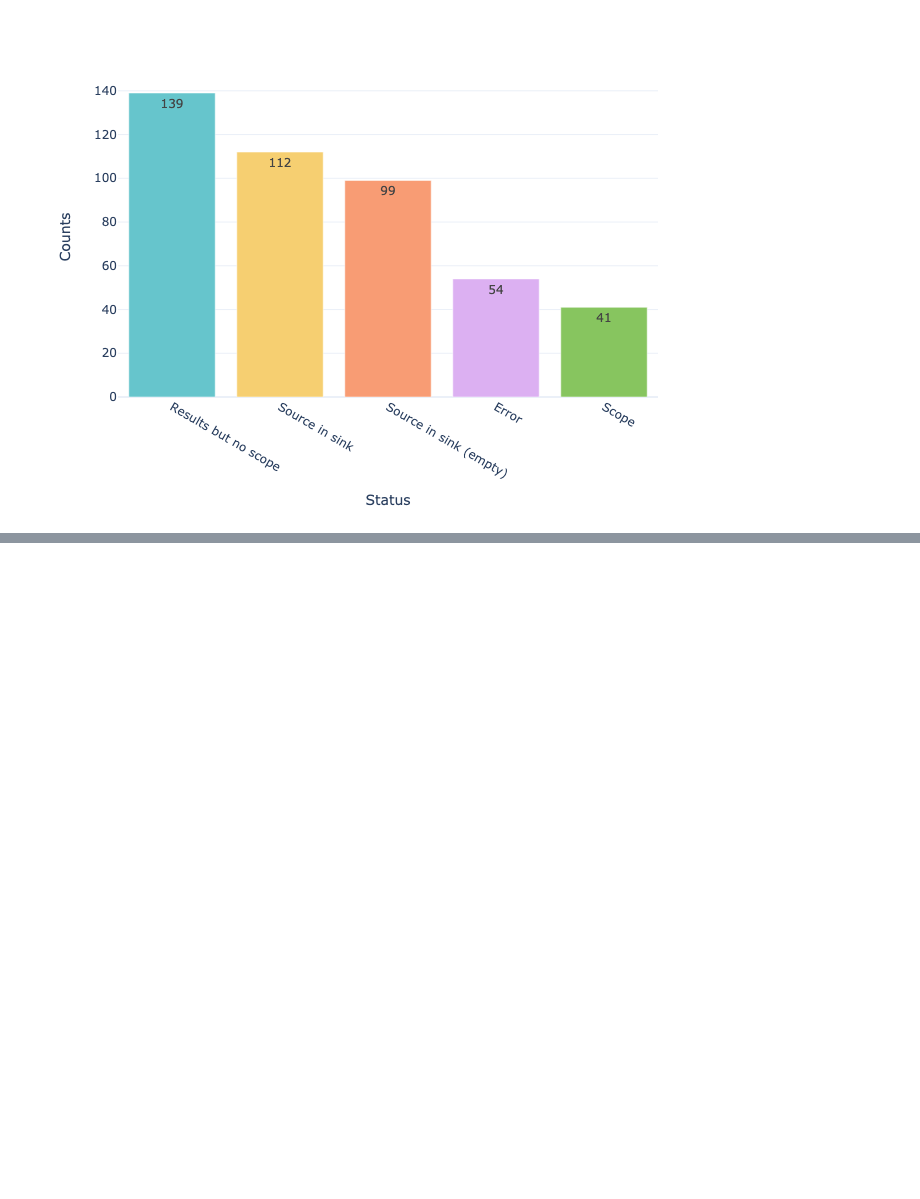
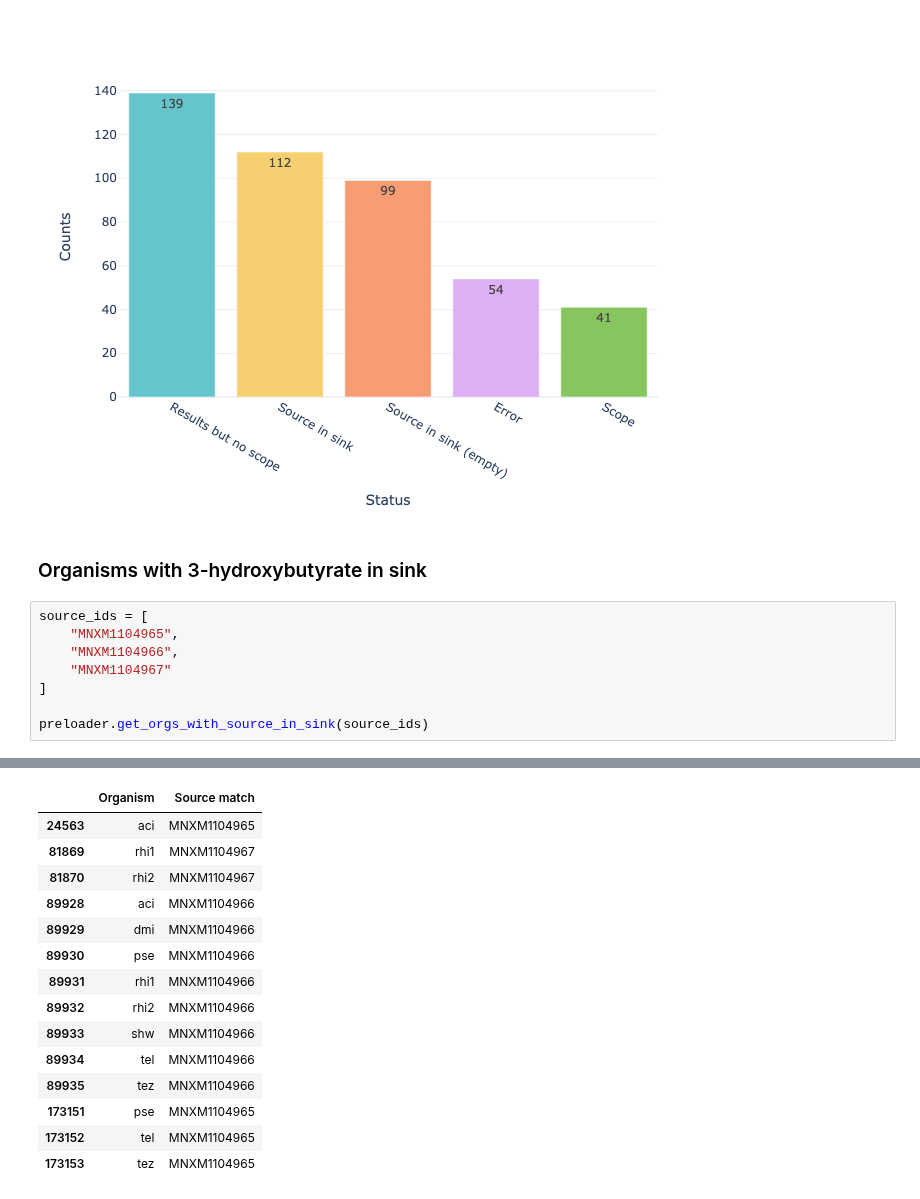
Before and after one commit to guillecg/mars-biofoundry, a Jupyter notebook: notebooks/02-RetroPath.ipynb, the cells around one changed output, grey strips where cells are left out. Saved outputs shown, nothing was run; the diff lists cells and outputs as text; blank space fills up the shorter version.

Commit message:
Add get_orgs_with_source_in_sink function

```diff
--- a/notebooks/02-RetroPath.ipynb
+++ b/notebooks/02-RetroPath.ipynb
@@ -209,3 +209,14 @@ save_fig(
 )
 # %% [output]
 [figure]
+# %% [markdown]
+### Organisms with 3-hydroxybutyrate in sink
+# %%
+source_ids = [
+    "MNXM1104965",
+    "MNXM1104966",
+    "MNXM1104967"
+]
+
+preloader.get_orgs_with_source_in_sink(source_ids)
+# %% [output]
@@ -211,0 +224,15 @@ save_fig(
+|  | Organism | Source match |
+| 24563 | aci | MNXM1104965 |
+| 81869 | rhi1 | MNXM1104967 |
+| 81870 | rhi2 | MNXM1104967 |
+| 89928 | aci | MNXM1104966 |
+| 89929 | dmi | MNXM1104966 |
+| 89930 | pse | MNXM1104966 |
+| 89931 | rhi1 | MNXM1104966 |
+| 89932 | rhi2 | MNXM1104966 |
+| 89933 | shw | MNXM1104966 |
+| 89934 | tel | MNXM1104966 |
+| 89935 | tez | MNXM1104966 |
+| 173151 | pse | MNXM1104965 |
+| 173152 | tel | MNXM1104965 |
+| 173153 | tez | MNXM1104965 |
```
Also changed, not shown: parts of 3 cells of this notebook, 1 other file.
